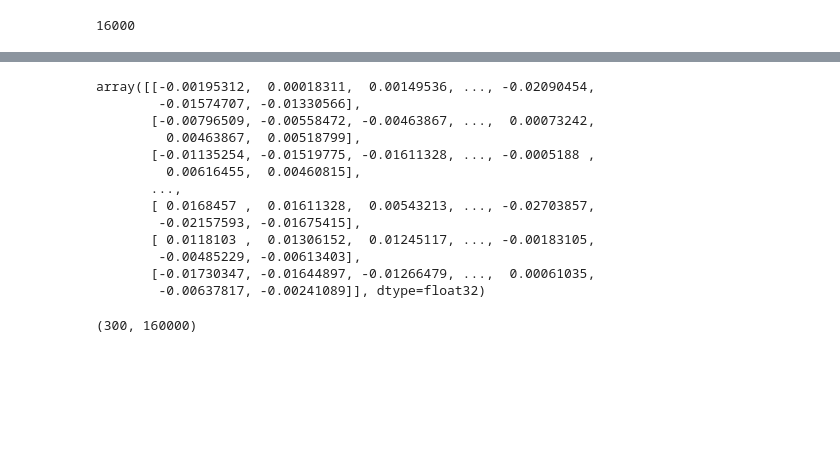
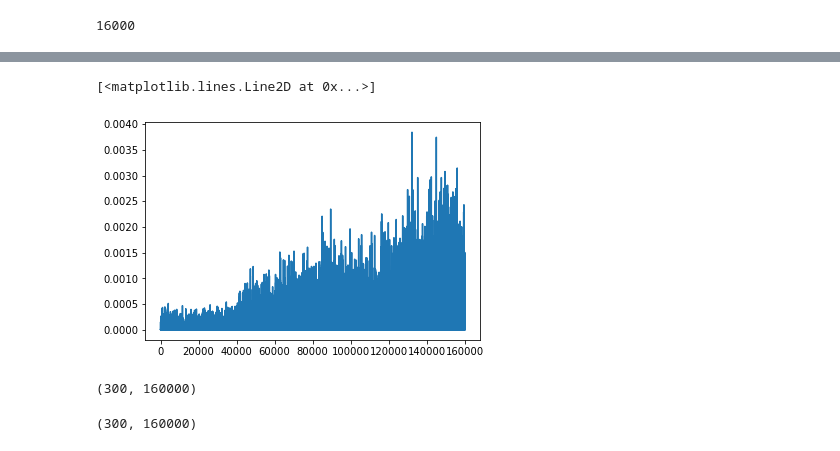
Before and after one commit to ducksfrogs/signate_quest, a Jupyter notebook: comp/machine_maintenance/jup/Untitled.ipynb, the cells around one changed output, grey strips where cells are left out. Saved outputs shown, nothing was run; the diff lists cells and outputs as text; code cells hidden in the pictures; blank space fills up the shorter version.

```diff
--- a/comp/machine_maintenance/jup/Untitled.ipynb
+++ b/comp/machine_maintenance/jup/Untitled.ipynb
@@ -20,3 +46,8 @@ sr
+# %%
+plt.plot(y_hat2)
+# %% [output]
+[<matplotlib.lines.Line2D at 0x...>]
+[figure, added]
 # %%
 import glob
 import numpy as np
@@ -33,21 +64,9 @@ def read_data(category):
 # %%
 s = read_data(category)
 # %%
-s
+s.shape
 # %% [output]
-array([[-0.00195312,  0.00018311,  0.00149536, ..., -0.02090454,
-        -0.01574707, -0.01330566],
-       [-0.00796509, -0.00558472, -0.00463867, ...,  0.00073242,
-         0.00463867,  0.00518799],
-       [-0.01135254, -0.01519775, -0.01611328, ..., -0.0005188 ,
-         0.00616455,  0.00460815],
-       ...,
-       [ 0.0168457 ,  0.01611328,  0.00543213, ..., -0.02703857,
-        -0.02157593, -0.01675415],
-       [ 0.0118103 ,  0.01306152,  0.01245117, ..., -0.00183105,
-        -0.00485229, -0.00613403],
-       [-0.01730347, -0.01644897, -0.01266479, ...,  0.00061035,
-        -0.00637817, -0.00241089]], dtype=float32)
+(300, 160000)
 # %%
 s.shape
 # %% [output]
```
Also changed, not shown: parts of 11 cells of this notebook, 3 other files.
